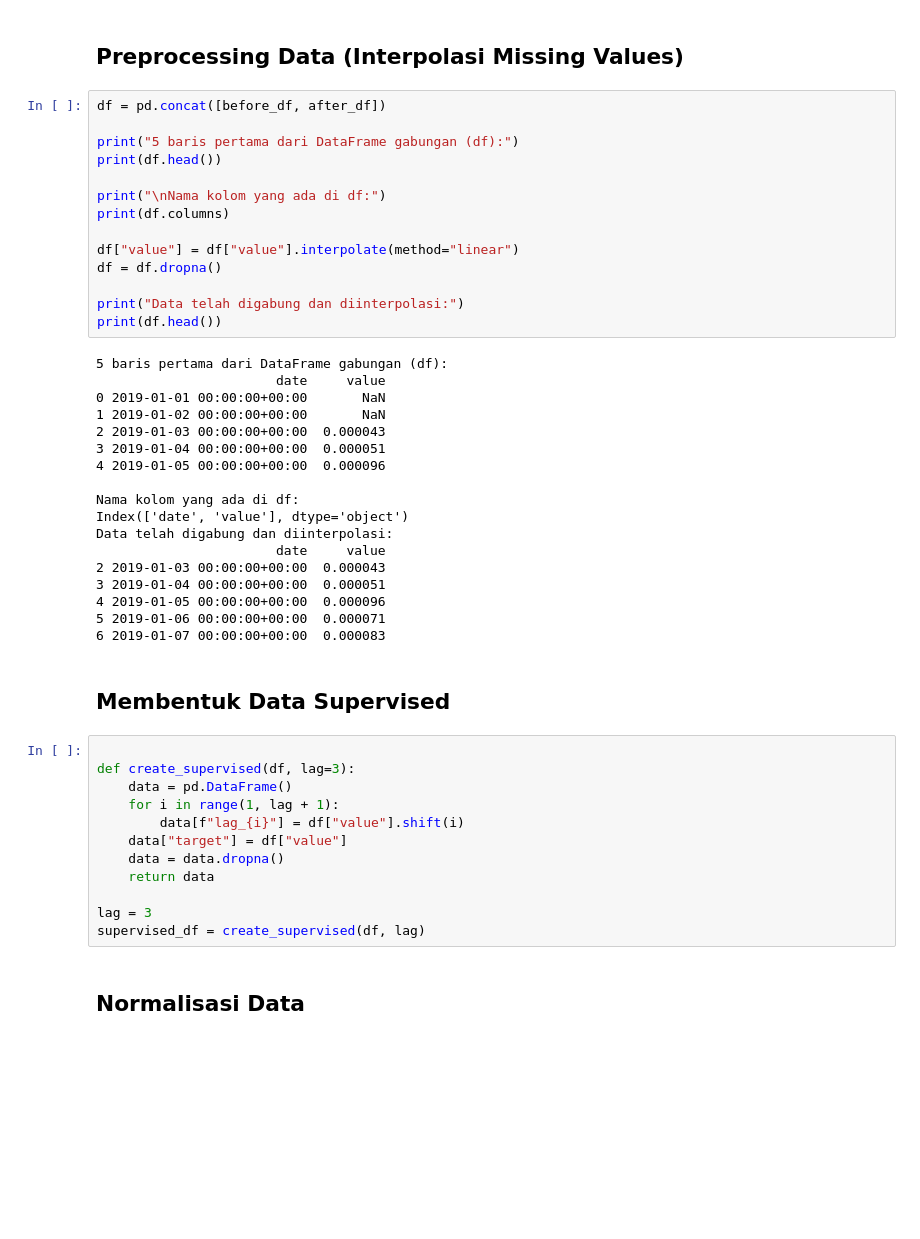
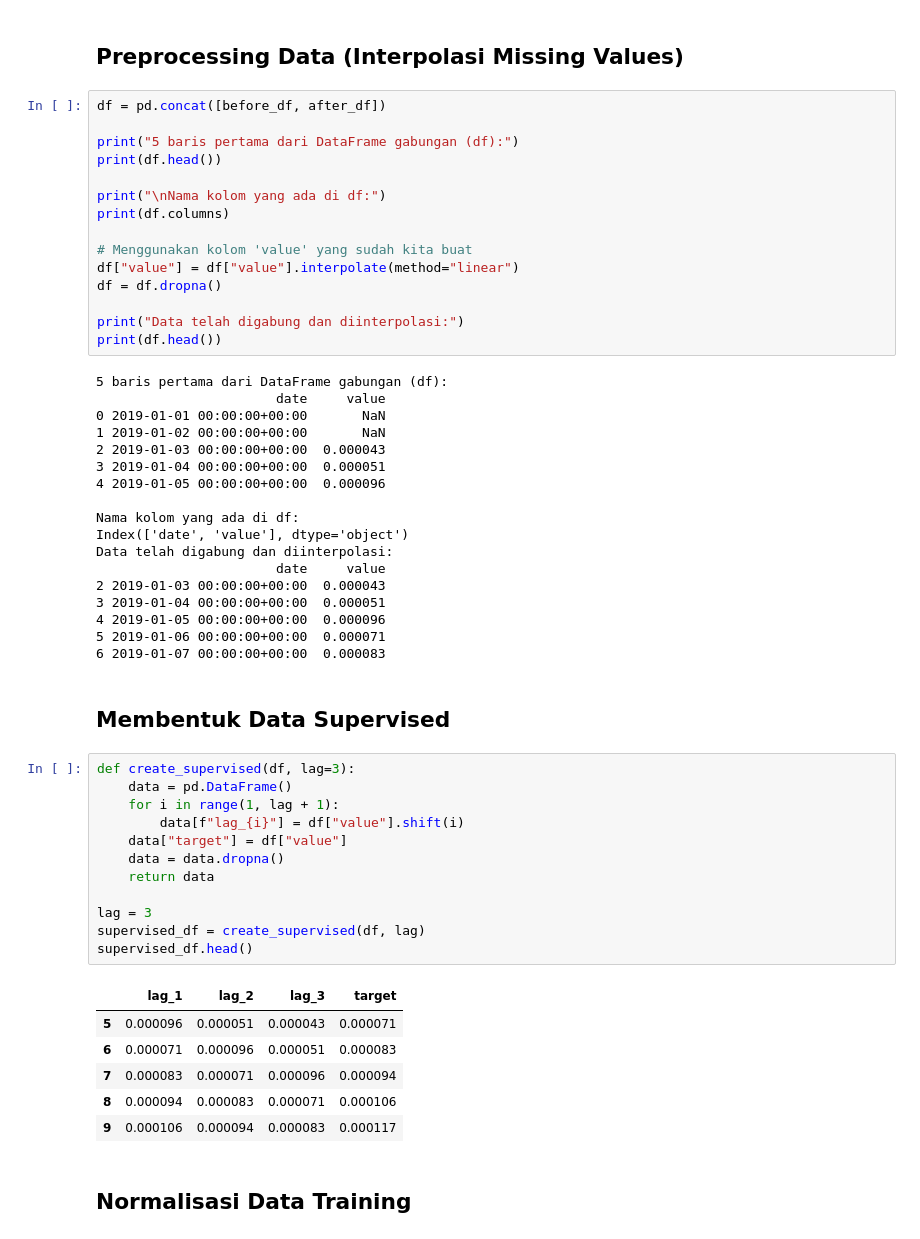
Before and after one commit to rafimumtaz/PSD, a Jupyter notebook: tugas1/_build/jupyter_execute/time-series.ipynb, the cells around one changed output. Drawn from its saved outputs; the diff is of its cells as text; blank space fills up the shorter version.

```diff
--- a/tugas1/_build/jupyter_execute/time-series.ipynb
+++ b/tugas1/_build/jupyter_execute/time-series.ipynb
@@ -135,6 +144,7 @@ print(df.head())
 print("\nNama kolom yang ada di df:")
 print(df.columns)
 
+# Menggunakan kolom 'value' yang sudah kita buat
 df["value"] = df["value"].interpolate(method="linear")
 df = df.dropna()
 
@@ -161,17 +171,24 @@ Data telah digabung dan diinterpolasi:
 # %% [markdown]
 ## Membentuk Data Supervised
 # %%
-
 def create_supervised(df, lag=3):
     data = pd.DataFrame()
     for i in range(1, lag + 1):
         data[f"lag_{i}"] = df["value"].shift(i)
     data["target"] = df["value"]
     data = data.dropna()
     return data
 
 lag = 3
 supervised_df = create_supervised(df, lag)
+supervised_df.head()
+# %% [output]
+|  | lag_1 | lag_2 | lag_3 | target |
+| 5 | 0.000096 | 0.000051 | 0.000043 | 0.000071 |
+| 6 | 0.000071 | 0.000096 | 0.000051 | 0.000083 |
+| 7 | 0.000083 | 0.000071 | 0.000096 | 0.000094 |
+| 8 | 0.000094 | 0.000083 | 0.000071 | 0.000106 |
+| 9 | 0.000106 | 0.000094 | 0.000083 | 0.000117 |
 # %% [markdown]
-## Normalisasi Data
+## Normalisasi Data Training
 # %%
```
Also changed, not shown: parts of 18 cells of this notebook, 28 other files.
